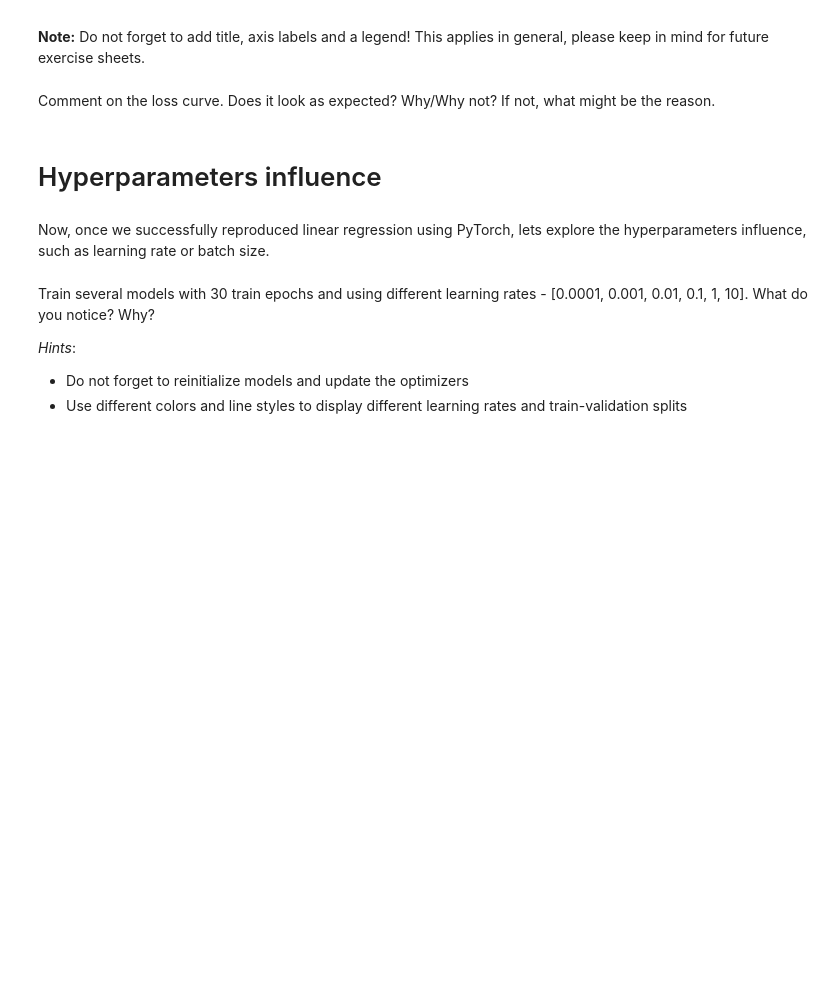
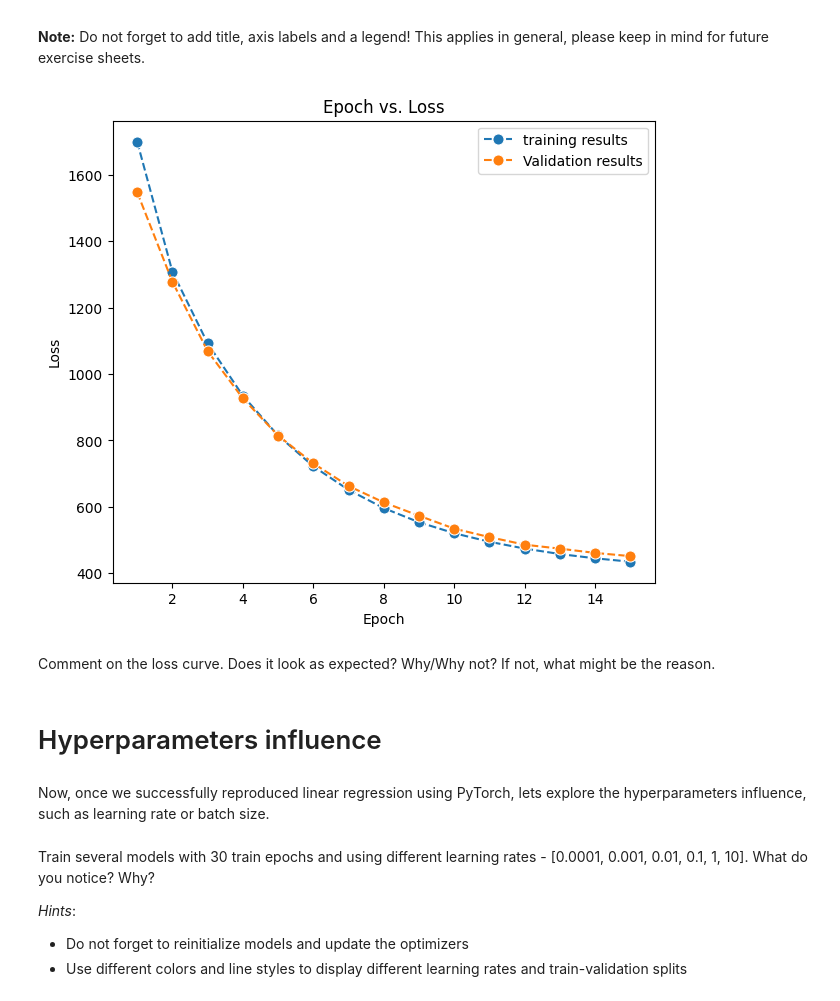
Before and after one commit to josh-wilkinson/MachineLearningExercises, a Jupyter notebook: Practical02/2_NAME1_NAME2_NAME3.ipynb, the cells around one changed output. Cells and saved outputs as stored; diff of their text form; code cells hidden in the pictures; blank space fills up the shorter version.

Commit message:
Final update, fix the warnings, and plots

```diff
--- a/Practical02/2_NAME1_NAME2_NAME3.ipynb
+++ b/Practical02/2_NAME1_NAME2_NAME3.ipynb
@@ -357,7 +406,7 @@ Put the model in training mode.
 Since we're dealing with regression problem, [MSELoss](https://pytorch.org/docs/stable/generated/torch.nn.MSELoss.html) is the canonical choice for the loss.
 # %%
 # TODO define the loss function
-loss_function =
+loss_function = torch.nn.MSELoss()
 # %% [markdown]
 ## Model Fitting
 # %% [markdown]
@@ -436,6 +623,26 @@ This applies in general, please keep in mind for future exercise sheets.
 # TODO write a run_training function that
 # - calls the train and validate functions for each epoch
 # - saves the train_losses, val_losses as arrays for each epoch
+
+def run_training(model, optimizer, train_data, val_data, device, epochs):
+    train_losses = []
+    val_losses = []
+
+    for epoch in range(epochs):
+        model.train()
+        train_loss = training_function(model, train_data, device, optimizer)
+        train_losses.append(train_loss)
+        model.eval()
+        val_loss = val_function(model, val_data, device, optimizer)
+        val_losses.append(val_loss)
+
+    return train_losses, val_losses
 # %%
 # TODO call the run_training function and run it for 10 epochs.
 num_epochs = 15
+
+model_optimizer = LinearRegression(input_dim, output_dim)
+model_optimizer.to(device)
+optimizer = torch.optim.SGD(model_optimizer.parameters(), lr = lr)
+
+train_losses, val_losses = run_training(model_optimizer, optimizer, train_dataloader, val_dataloader, device, num_epochs)
@@ -444,5 +649,22 @@ num_epochs = 15
+# %%
+# TODO write a plot function
+
+def plot_function(epochs, train_loss, val_loss, ax = None):
+    if ax is None:
+        fig, ax = plt.subplots(1, 1, figsize = (7, 6))
+    sns.lineplot(x = range(1, epochs + 1), y = train_loss, marker = "o", ls = "--", ms = 8, label = "training results", ax = ax)
+    sns.lineplot(x = range(1, epochs + 1), y = val_loss, marker = "o", ls = "--", ms = 8, label = "Validation results", ax = ax)
+    ax.set_xlabel("Epoch")
+    ax.set_ylabel("Loss")
+    ax.legend()
+    ax.set_title("Epoch vs. Loss")
 # %%
 # TODO plot losses
+
+plot_function(num_epochs, train_losses, val_losses)
+plt.show()
+# %% [output]
+[figure, added]
 # %% [markdown]
 Comment on the loss curve. Does it look as expected? Why/Why not?
 If not, what might be the reason.
```
Also changed, not shown: parts of 58 cells of this notebook.
